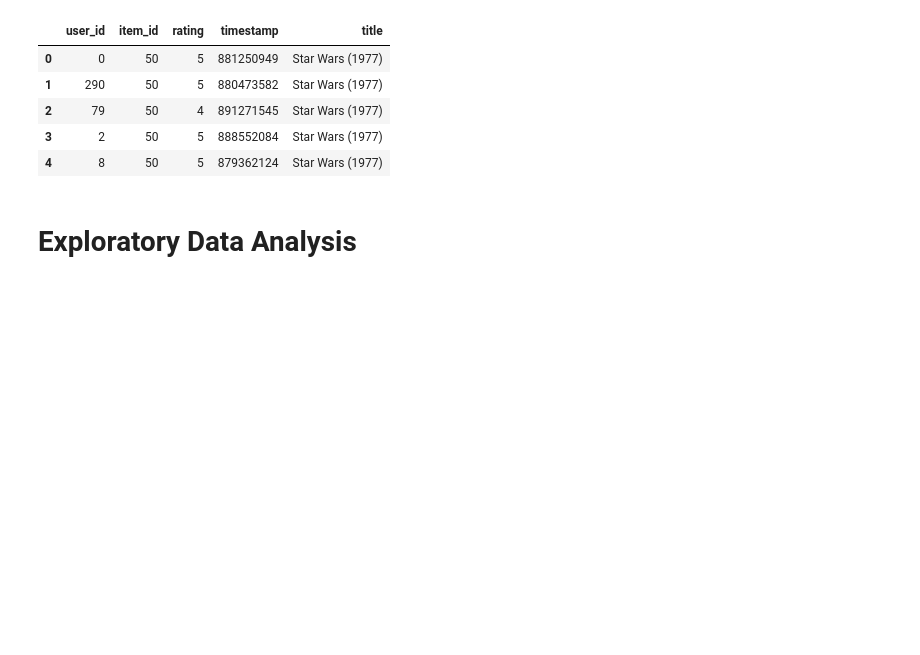
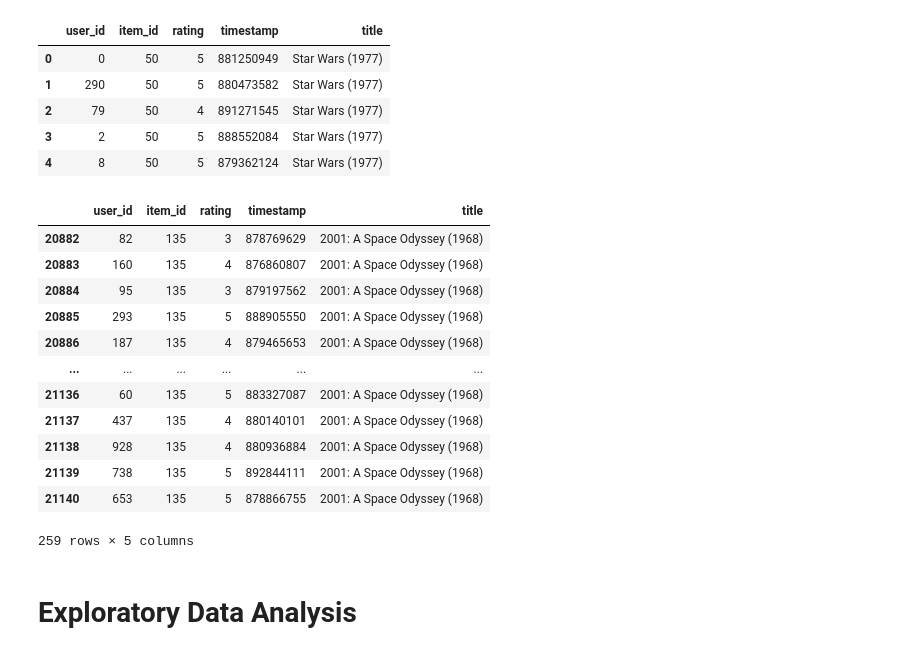
Before and after one commit to shahbazmansahia/DataAnalysisWithPython, a Jupyter notebook: Refactored_Py_DS_ML_Bootcamp-master/19-Recommender-Systems/Recommender Systems Notebook.ipynb, the cells around one changed output. Saved outputs shown, nothing was run; the diff lists cells and outputs as text; code cells hidden in the pictures; blank space fills up the shorter version.

```diff
--- a/Refactored_Py_DS_ML_Bootcamp-master/19-Recommender-Systems/Recommender Systems Notebook.ipynb
+++ b/Refactored_Py_DS_ML_Bootcamp-master/19-Recommender-Systems/Recommender Systems Notebook.ipynb
@@ -44,6 +44,22 @@ df.head()
 | 2 | 79 | 50 | 4 | 891271545 | Star Wars (1977) |
 | 3 | 2 | 50 | 5 | 888552084 | Star Wars (1977) |
 | 4 | 8 | 50 | 5 | 879362124 | Star Wars (1977) |
+# %%
+df[df['title'] == '2001: A Space Odyssey (1968)']
+# %% [output]
+|  | user_id | item_id | rating | timestamp | title |
+| 20882 | 82 | 135 | 3 | 878769629 | 2001: A Space Odyssey (1968) |
+| 20883 | 160 | 135 | 4 | 876860807 | 2001: A Space Odyssey (1968) |
+| 20884 | 95 | 135 | 3 | 879197562 | 2001: A Space Odyssey (1968) |
+| 20885 | 293 | 135 | 5 | 888905550 | 2001: A Space Odyssey (1968) |
+| 20886 | 187 | 135 | 4 | 879465653 | 2001: A Space Odyssey (1968) |
+| ... | ... | ... | ... | ... | ... |
+| 21136 | 60 | 135 | 5 | 883327087 | 2001: A Space Odyssey (1968) |
+| 21137 | 437 | 135 | 4 | 880140101 | 2001: A Space Odyssey (1968) |
+| 21138 | 928 | 135 | 4 | 880936884 | 2001: A Space Odyssey (1968) |
+| 21139 | 738 | 135 | 5 | 892844111 | 2001: A Space Odyssey (1968) |
+| 21140 | 653 | 135 | 5 | 878866755 | 2001: A Space Odyssey (1968) |
+259 rows × 5 columns
 # %% [markdown]
 # Exploratory Data Analysis
 # %%
```
Also changed, not shown: parts of 11 cells of this notebook, 43 other files.
